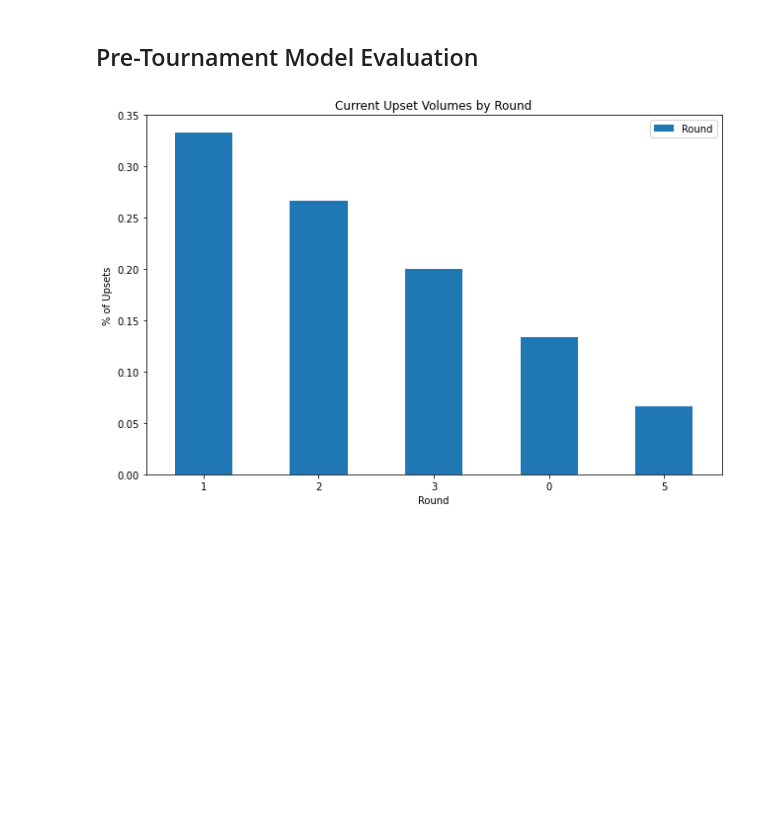
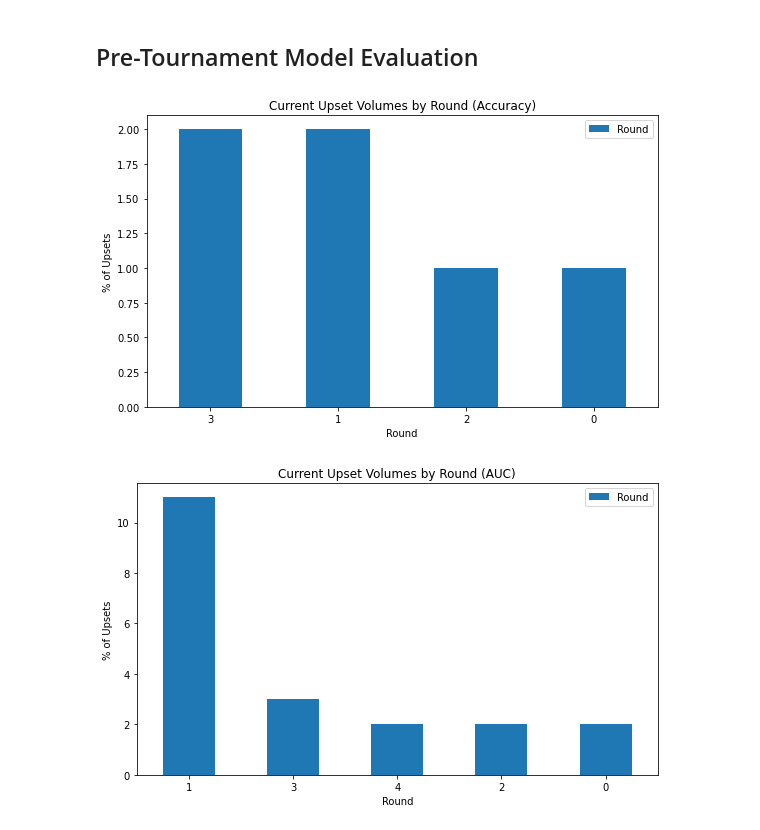
Before and after one commit to matthew-agard/March-Madness-Predictions, a Jupyter notebook: March_Madness_Predictions.ipynb, the cells around one changed output. Saved outputs shown, nothing was run; the diff lists cells and outputs as text; code cells hidden in the pictures; blank space fills up the shorter version.

Commit message:
Incorporated multiple metrics into automated bracket prediction

```diff
--- a/March_Madness_Predictions.ipynb
+++ b/March_Madness_Predictions.ipynb
@@ -553,17 +557,3 @@ display(play_in), display(first_round)
 | 30 | 7 | Clemson | 10 | Rutgers |
 | 31 | 2 | Houston | 15 | Cleveland State |
 (None, None)
-# %%
-all_curr_rounds, all_curr_matchups = bracket_pipeline(curr_year, play_in, first_round, best_model,
-                                                      auc_best_thresh, null_drops)
-
-all_matchups = pd.concat(all_curr_matchups, ignore_index=True)
-bracket_preds = pd.concat(all_curr_rounds, ignore_index=True)
-
-bracket_preds = pd.concat([all_matchups[['Seed', 'Seed.1']], bracket_preds], axis=1)
-bracket_preds.rename(columns = {
-    'Seed': 'Seed_Favorite',
-    'Seed.1': 'Seed_Underdog',
-}, inplace=True)
-
-bracket_preds
@@ -583,0 +560,14 @@ bracket_preds
+# %%
+bracket_by_metric = {}
+
+for metric, thresh in best_threshs.items():
+    play_in_copy = play_in.copy()
+    first_round_copy = first_round.copy()
+
+    for df in [play_in_copy, first_round_copy]:
+        clean_round_cols(df)
+
+    bracket_preds = bracket_pipeline(curr_year, play_in_copy, first_round_copy, best_model, thresh, null_drops)
+    bracket_by_metric[metric] = bracket_preds
+
+    display(bracket_preds)
@@ -584,13 +601,17 @@ bracket_preds
 # %% [markdown]
 ## Pre-Tournament Model Evaluation
 # %%
-curr_seed_pairs = get_seed_pairs(bracket_preds)
+for metric, bracket_preds in bracket_by_metric.items():
+    curr_seed_pairs = get_seed_pairs(bracket_preds)
+    curr_upset_pairs = curr_seed_pairs[curr_seed_pairs['Underdog_Upset'] == 1]
 
-curr_upset_pairs = curr_seed_pairs[curr_seed_pairs['Underdog_Upset'] == 1]
-curr_upset_rounds_freq = curr_upset_pairs['Round'].value_counts(normalize=True)
-curr_upset_rounds_freq.plot(figsize=(9, 6), kind='bar', rot=0)
+    plt.figure()
 
-format_plot(title='Current Upset Volumes by Round', xlabel='Round', ylabel='% of Upsets')
+    curr_upset_rounds_freq = curr_upset_pairs['Round'].value_counts()
+    curr_upset_rounds_freq.plot(figsize=(8, 5), kind='bar', rot=0)
+
+    format_plot(title=f'Current Upset Volumes by Round ({metric})', xlabel='Round', ylabel='% of Upsets')
 # %% [output]
-[figure, old version]
+[figure, new version]
+[figure, added]
 # %%
```
Also changed, not shown: parts of 10 cells of this notebook.
